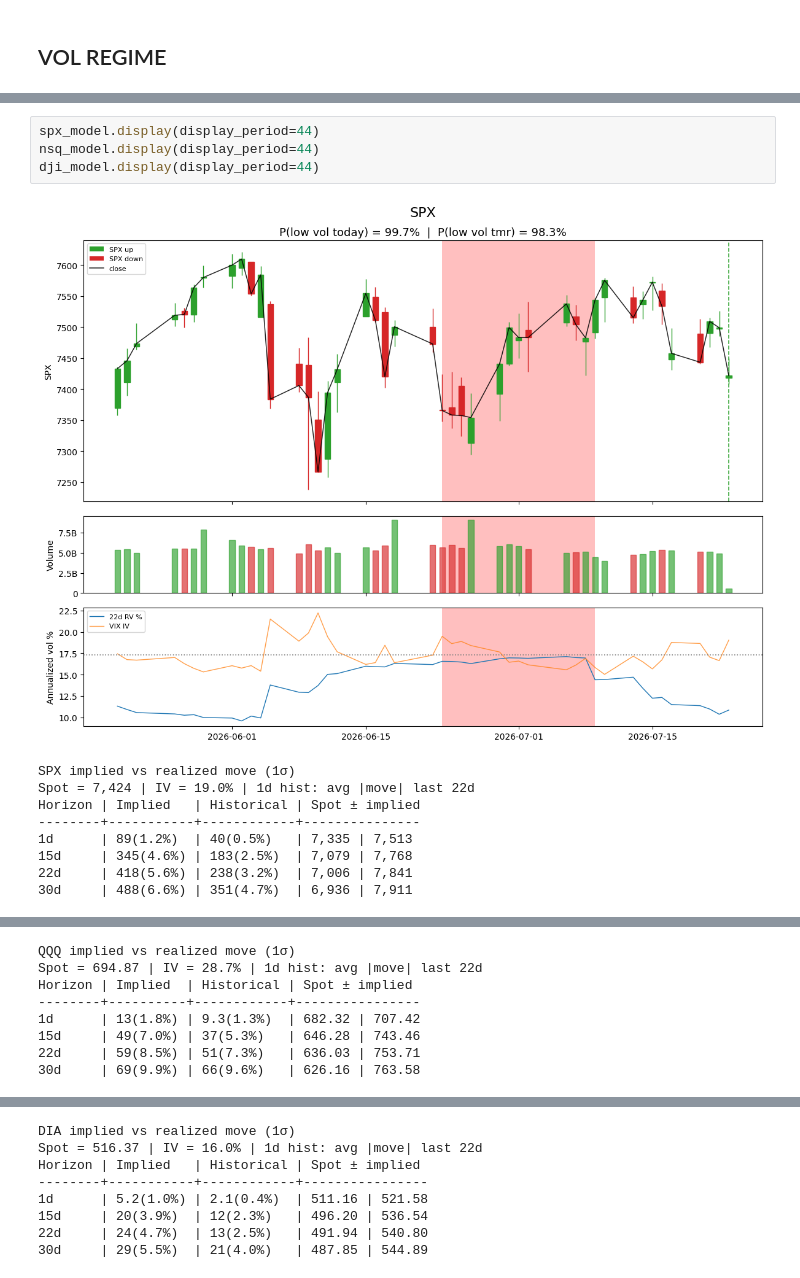
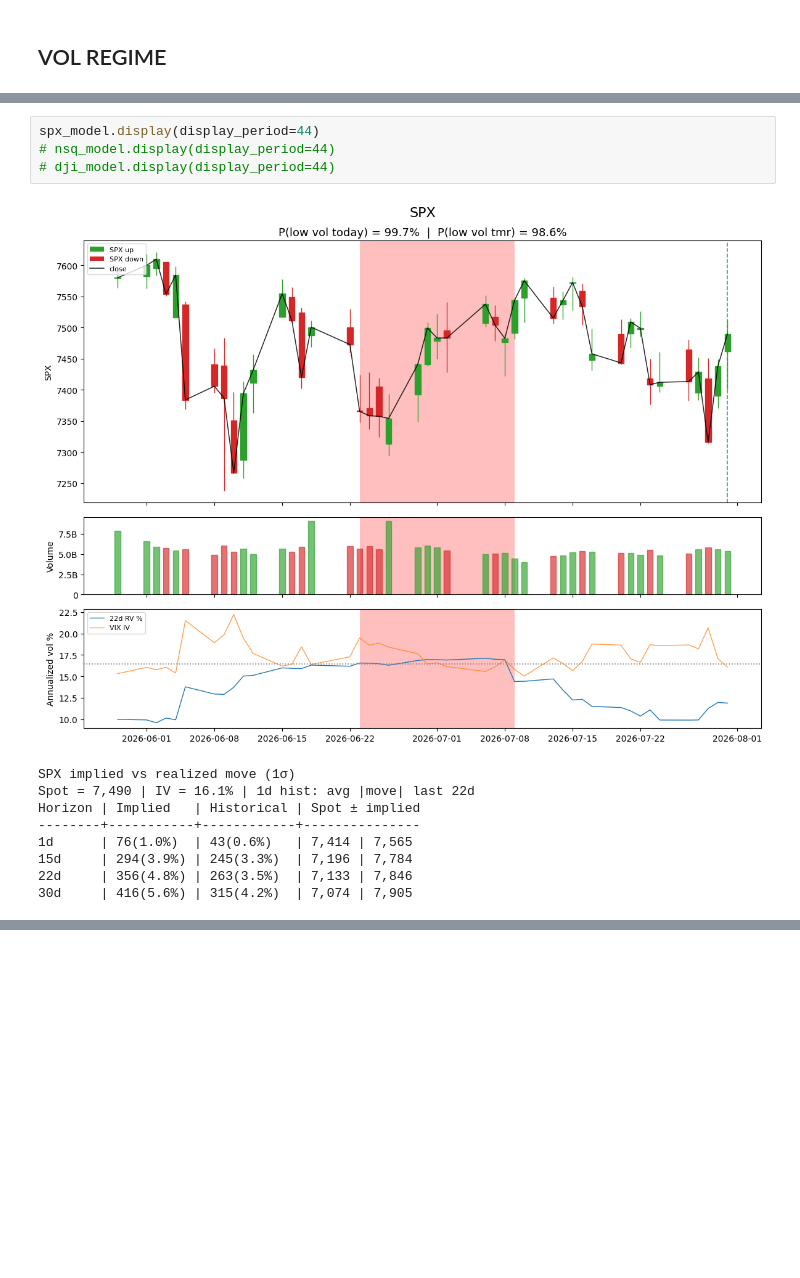
Before and after one commit to StevenYang23/Signal_Monitor, a Jupyter notebook: trading_signal.ipynb, the cells around one changed output, grey strips where cells are left out. Drawn from its saved outputs; the diff is of its cells as text; blank space fills up the shorter version.

```diff
--- a/trading_signal.ipynb
+++ b/trading_signal.ipynb
@@ -33,14 +33,14 @@ dji_model = HMMVolatilityRegime.from_market("DJI", signal_mode=True)
 # %%
 spx_model.display(display_period=44)
-nsq_model.display(display_period=44)
-dji_model.display(display_period=44)
+# nsq_model.display(display_period=44)
+# dji_model.display(display_period=44)
 # %% [output]
-[figure, old version]
+[figure, new version]
 SPX implied vs realized move (1σ)
-Spot = 7,424 | IV = 19.0% | 1d hist: avg |move| last 22d
+Spot = 7,490 | IV = 16.1% | 1d hist: avg |move| last 22d
 Horizon | Implied   | Historical | Spot ± implied
 --------+-----------+------------+---------------
-1d      | 89(1.2%)  | 40(0.5%)   | 7,335 | 7,513
-15d     | 345(4.6%) | 183(2.5%)  | 7,079 | 7,768
-22d     | 418(5.6%) | 238(3.2%)  | 7,006 | 7,841
-30d     | 488(6.6%) | 351(4.7%)  | 6,936 | 7,911
+1d      | 76(1.0%)  | 43(0.6%)   | 7,414 | 7,565
+15d     | 294(3.9%) | 245(3.3%)  | 7,196 | 7,784
+22d     | 356(4.8%) | 263(3.5%)  | 7,133 | 7,846
+30d     | 416(5.6%) | 315(4.2%)  | 7,074 | 7,905
@@ -48,8 +46,0 @@ Horizon | Implied   | Historical | Spot ± implied
-QQQ implied vs realized move (1σ)
-Spot = 694.87 | IV = 28.7% | 1d hist: avg |move| last 22d
-Horizon | Implied  | Historical | Spot ± implied
---------+----------+------------+----------------
-1d      | 13(1.8%) | 9.3(1.3%)  | 682.32 | 707.42
-15d     | 49(7.0%) | 37(5.3%)   | 646.28 | 743.46
-22d     | 59(8.5%) | 51(7.3%)   | 636.03 | 753.71
-30d     | 69(9.9%) | 66(9.6%)   | 626.16 | 763.58
@@ -57,8 +46,0 @@ Horizon | Implied  | Historical | Spot ± implied
-DIA implied vs realized move (1σ)
-Spot = 516.37 | IV = 16.0% | 1d hist: avg |move| last 22d
-Horizon | Implied   | Historical | Spot ± implied
---------+-----------+------------+----------------
-1d      | 5.2(1.0%) | 2.1(0.4%)  | 511.16 | 521.58
-15d     | 20(3.9%)  | 12(2.3%)   | 496.20 | 536.54
-22d     | 24(4.7%)  | 13(2.5%)   | 491.94 | 540.80
-30d     | 29(5.5%)  | 21(4.0%)   | 487.85 | 544.89
```
Also changed, not shown: parts of 2 cells of this notebook, 24 other files.
